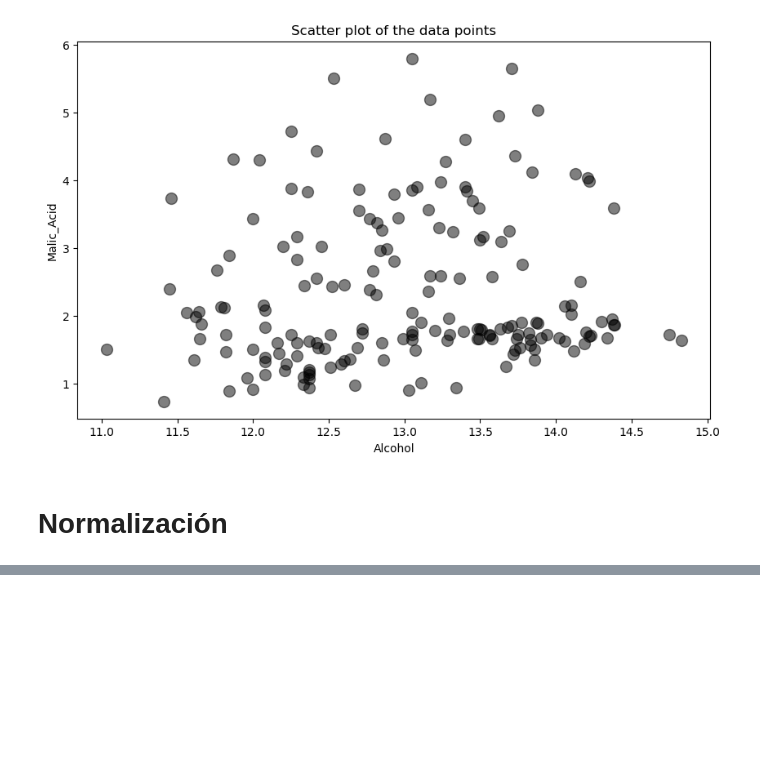
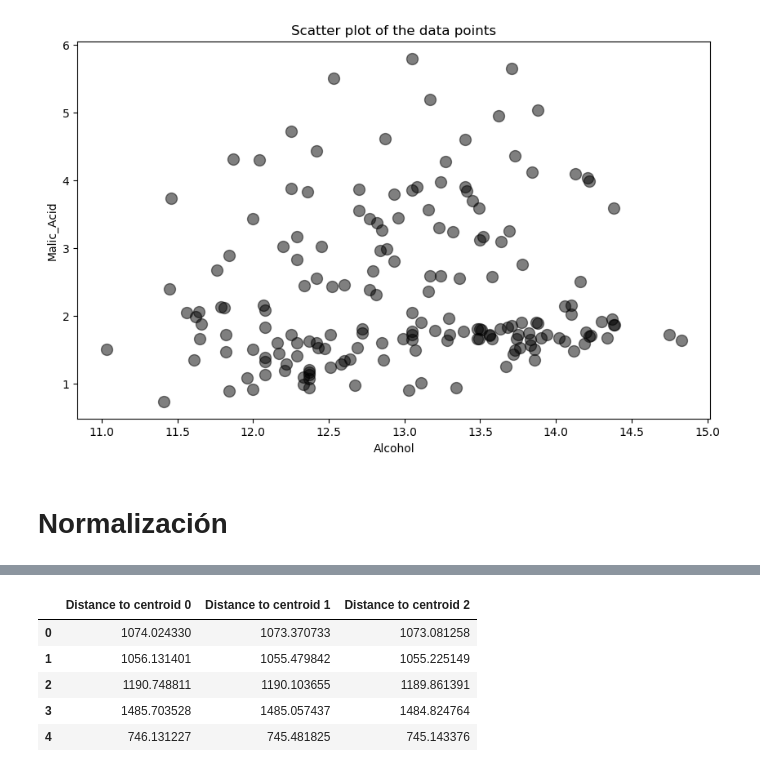
Before and after one commit to MonicaCabanas23/artificial-intelligence-course, a Jupyter notebook: Tareas/k-means-homework/Clustering_Homework.ipynb, the cells around one changed output, grey strips where cells are left out. Cells and saved outputs as stored; diff of their text form; code cells hidden in the pictures; blank space fills up the shorter version.

```diff
--- a/Tareas/k-means-homework/Clustering_Homework.ipynb
+++ b/Tareas/k-means-homework/Clustering_Homework.ipynb
@@ -97,0 +139,20 @@ def euclidean_distance(x1, x2):
+# %%
+def KMeans(data, K, centroids, max_iters):
+    distances = np.zeros((data.shape[0], K))
+
+    for i in range(data.shape[0]):
+        for j in range(K):
+            distances[i, j] = euclidean_distance(data.values[i], centroids[j])
+
+    return distances
+
+
+distances = KMeans(data, K, centroids, 100)
+pd.DataFrame(distances, columns = ["Distance to centroid " + str(i) for i in range(K)]).head(5)
+# %% [output]
+|  | Distance to centroid 0 | Distance to centroid 1 | Distance to centroid 2 |
+| 0 | 1074.024330 | 1073.370733 | 1073.081258 |
+| 1 | 1056.131401 | 1055.479842 | 1055.225149 |
+| 2 | 1190.748811 | 1190.103655 | 1189.861391 |
+| 3 | 1485.703528 | 1485.057437 | 1484.824764 |
+| 4 | 746.131227 | 745.481825 | 745.143376 |
```
Also changed, not shown: parts of 8 cells of this notebook.
